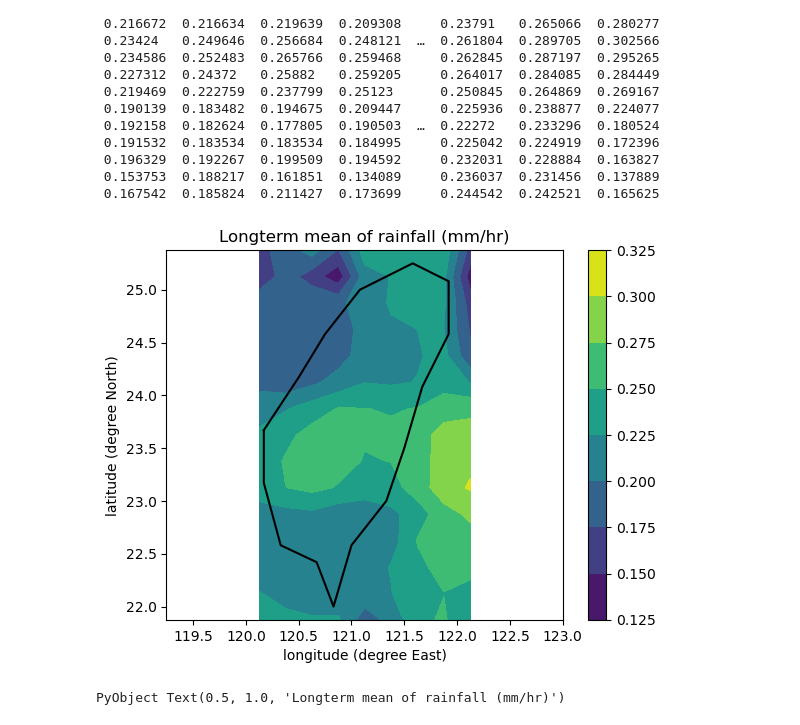
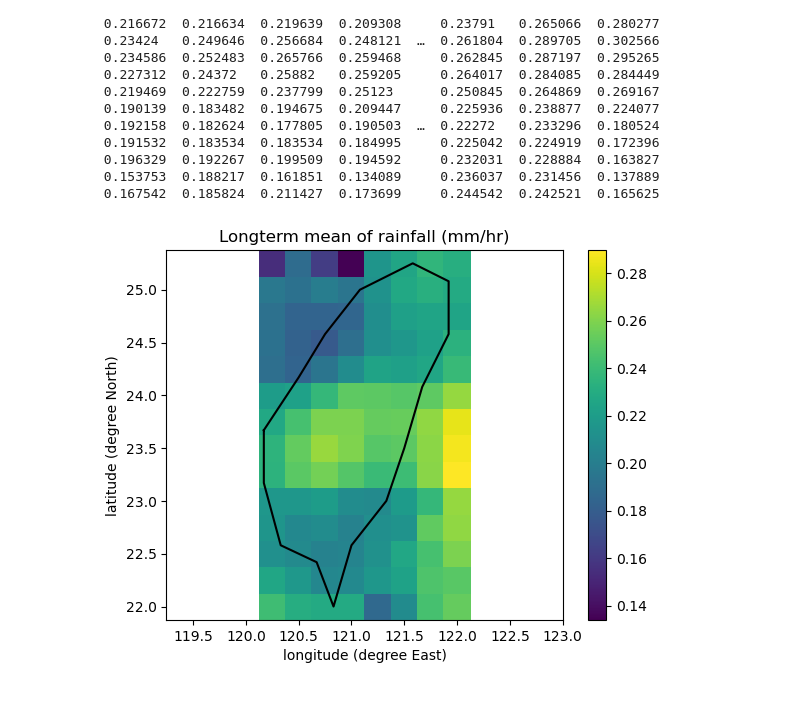
Before and after one commit to ja754969/Julia-Programming, a Jupyter notebook: Homework/final-term-project_TsengYuHao.ipynb, the cells around one changed output. Saved outputs shown, nothing was run; the diff lists cells and outputs as text; code cells hidden in the pictures.

```diff
--- a/Homework/final-term-project_TsengYuHao.ipynb
+++ b/Homework/final-term-project_TsengYuHao.ipynb
@@ -91,11 +79,14 @@ rain_mean = mean(rain,dims = 3)
 # %%
-contourf(xi,yi,rain_mean[:,:,1])
+figure()
+pcolor(xi,yi,rain_mean[:,:,1])
 plot(xlon_Taiwan_coast,ylat_Taiwan_coast,"k-")
+# shading("flat")
 axis("equal")
 colorbar()
 xlabel("longitude (degree East)")
 ylabel("latitude (degree North)")
 title("Longterm mean of rainfall (mm/hr)")
+
+savefig("./image/total_mean_of_rainfall_on_each_grid.png",format = "png")
 # %% [output]
-[figure, old version]
+[figure, new version]
-PyObject Text(0.5, 1.0, 'Longterm mean of rainfall (mm/hr)')
```
Also changed, not shown: parts of 14 cells of this notebook, 10 other files.
